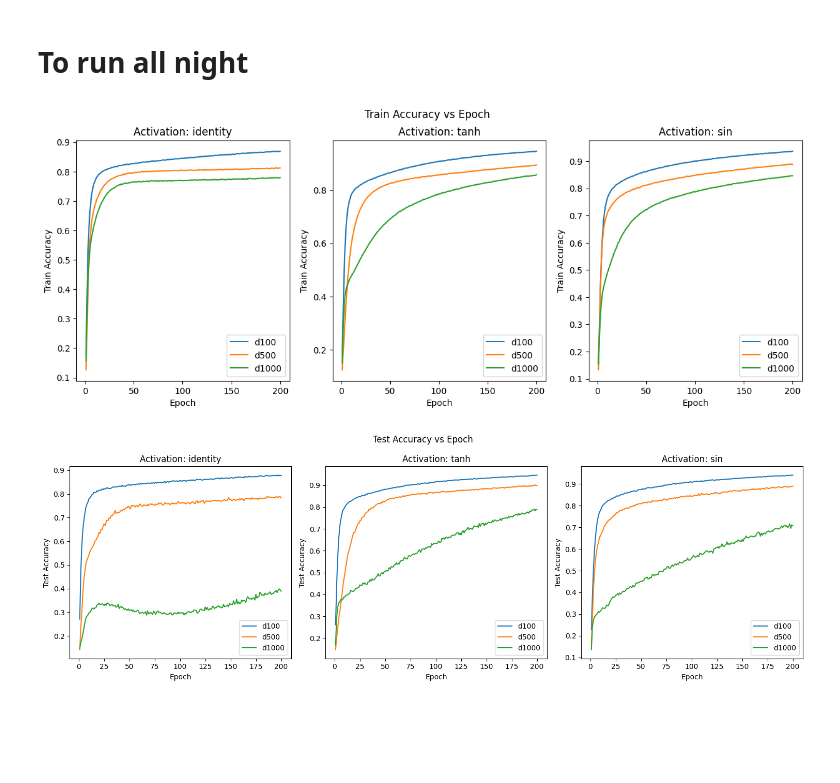
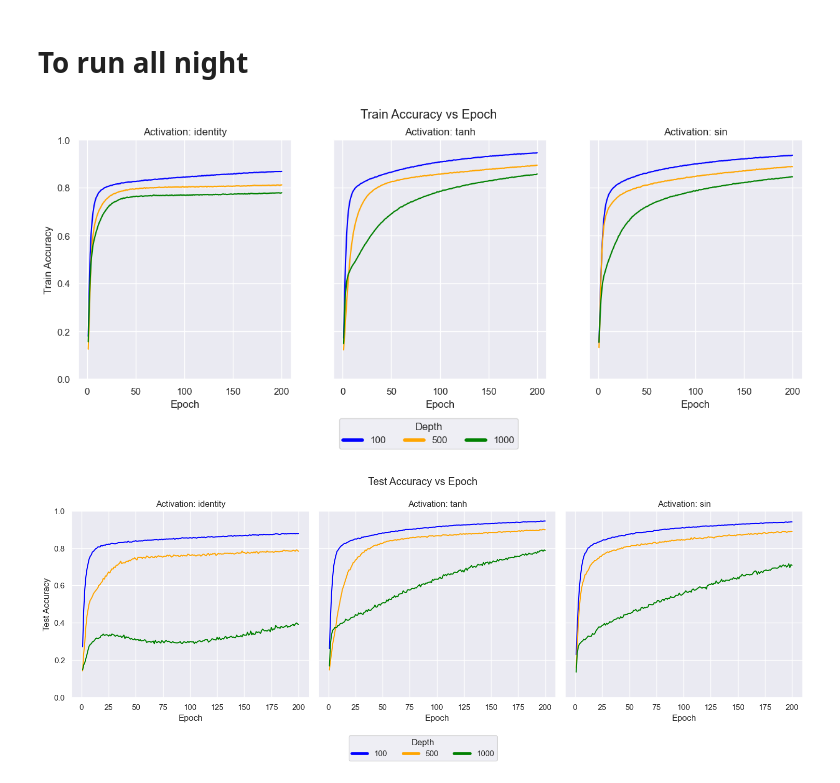
Before and after one commit to Allaa-boutaleb/bngrad, a Jupyter notebook: src/run.ipynb, the cells around one changed output. Saved outputs shown, nothing was run; the diff lists cells and outputs as text; code cells hidden in the pictures; blank space fills up the shorter version.

```diff
--- a/src/run.ipynb
+++ b/src/run.ipynb
@@ -19,7 +20,7 @@ config = {
     'dataset': 'MNIST',
     'num_layers': None, #TBD
     'hidden_dim': 100,
-    'batch_size': 512,
+    'batch_size': 100,
     'init_type': None, # TBD
     'norm_type': 'torch_bn',
     'activation': None, # TBD
@@ -28,8 +29,8 @@ config = {
     'bias': True,
     'mean_reduction': None, # Not needed if we use default pytorch BN
     'force_factor': None, # Not needed if we use default pytorch BN
-    'gain_exponent': -0.5,
-    'num_epochs': 200
+    'gain_exponent': -0.4,
+    'num_epochs': 1000
 }
 # %% [markdown]
 # Load dataset
@@ -117,6 +141,10 @@ for init_type, num_layers, activation in combinations:
 # %%
 import pandas as pd
 import matplotlib.pyplot as plt
+import seaborn as sns
+
+# Set the aesthetic style of the plots
+sns.set(style="darkgrid")
 
 # Define file names
 files = {
@@ -134,41 +162,57 @@ files = {
         "mnist_d100_sin_orthogonal.csv",
         "mnist_d500_sin_orthogonal.csv",
         "mnist_d1000_sin_orthogonal.csv",
     ]
 }
 
 # Initialize the figure for train accuracy
-fig_train, axes_train = plt.subplots(1, 3, figsize=(15, 5))
+fig_train, axes_train = plt.subplots(1, 3, figsize=(15, 5), sharey=True)
 fig_train.suptitle("Train Accuracy vs Epoch")
 
 # Initialize the figure for test accuracy
-fig_test, axes_test = plt.subplots(1, 3, figsize=(15, 5))
+fig_test, axes_test = plt.subplots(1, 3, figsize=(15, 5), sharey=True)
 fig_test.suptitle("Test Accuracy vs Epoch")
+
+# Custom colors for depth
+colors = ['blue', 'orange', 'green']
+depth_labels = ['100', '500', '1000']
 
 # Loop through each activation function and its corresponding files
 for idx, (activation, file_list) in enumerate(files.items()):
-    for file in file_list:
+    for file_idx, file in enumerate(file_list):
         # Load data
         df = pd.read_csv(f"training/mnist/{file}")
 
         # Plot train accuracy
-        axes_train[idx].plot(df['epoch'], df['train_acc'], label=file.split('_')[1])
+        sns.lineplot(ax=axes_train[idx], x=df['epoch'], y=df['train_acc'], color=colors[file_idx])
         axes_train[idx].set_title(f"Activation: {activation}")
         axes_train[idx].set_xlabel("Epoch")
         axes_train[idx].set_ylabel("Train Accuracy")
-        axes_train[idx].legend()
-        #axes_train[idx].set_xscale('log')  # Logarithmic scale for x-axis
 
         # Plot test accuracy
-        axes_test[idx].plot(df['epoch'], df['test_acc'], label=file.split('_')[1])
+        sns.lineplot(ax=axes_test[idx], x=df['epoch'], y=df['test_acc'], color=colors[file_idx])
         axes_test[idx].set_title(f"Activation: {activation}")
         axes_test[idx].set_xlabel("Epoch")
         axes_test[idx].set_ylabel("Test Accuracy")
-        axes_test[idx].legend()
-        #axes_test[idx].set_xscale('log')  # Logarithmic scale for x-axis
+
+# Set the y-axis limit
+for ax in axes_train:
+    ax.set_ylim(0, 1)
+
+for ax in axes_test:
+    ax.set_ylim(0, 1)
+
+# Create a common legend for depth
+custom_lines = [plt.Line2D([0], [0], color=color, lw=4) for color in colors]
+fig_train.legend(custom_lines, depth_labels, loc='upper center', bbox_to_anchor=(0.5, 0), ncol=3, title='Depth')
+fig_test.legend(custom_lines, depth_labels, loc='upper center', bbox_to_anchor=(0.5, 0), ncol=3, title='Depth')
+
+fig_train.savefig("figures/train_accuracy_figure.pdf")
+fig_test.savefig("figures/test_accuracy_figure.pdf")
+
 
 plt.tight_layout()
 plt.show()
 # %% [output]
-[figure, old version]
+[figure, new version]
-[figure, old version]
+[figure, new version]
```
Also changed, not shown: parts of 2 cells of this notebook, 3 other files.
